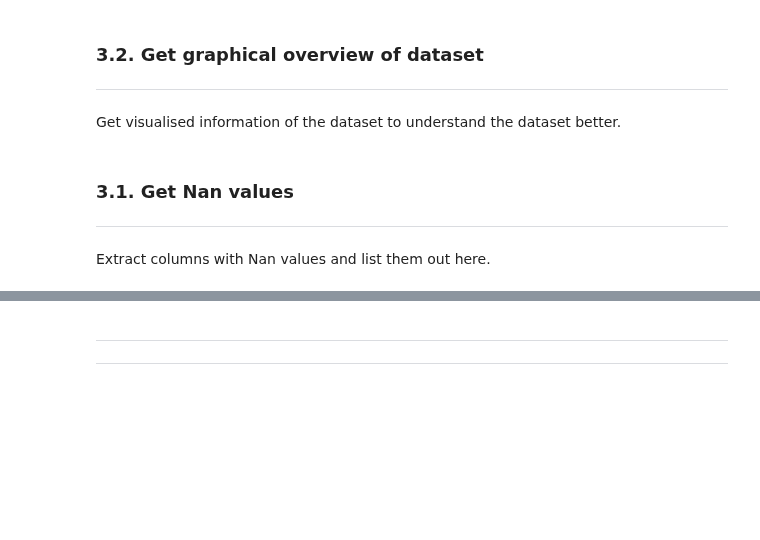
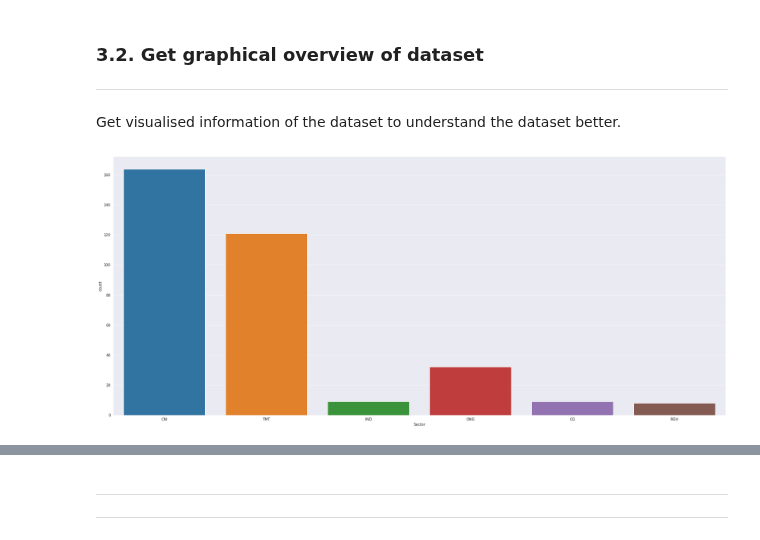
Before and after one commit to ngzhankang/finalYearProjectUOB, a Jupyter notebook: NLP.ipynb, the cells around one changed output, grey strips where cells are left out. Saved outputs shown, nothing was run; the diff lists cells and outputs as text; code cells hidden in the pictures; blank space fills up the shorter version.

```diff
--- a/NLP.ipynb
+++ b/NLP.ipynb
@@ -326,0 +361,8 @@ Name: Archetype, dtype: int64
+# %%
+# declare the list of the row names that are redundant
+rows_to_drop = ['Company_ID', 'PIC', 'Websites', 'Remarks']
+
+# use a conditional expression to filter out those rows
+df_filteredCompanies = companies.drop(labels=rows_to_drop, axis=1)
+
+df_filteredCompanies
@@ -326,0 +389,6 @@ Name: Archetype, dtype: int64
+# %%
+# find all the rows with nan data in sector, subsector, archetype and valuechain
+cols_to_check = ['Sector', 'Subsector', 'Archetype', 'Valuechain', 'Company Profile Information']
+empty = df_filteredCompanies[df_filteredCompanies[cols_to_check].isnull().all(1)]
+
+empty
@@ -326,0 +414,5 @@ Name: Archetype, dtype: int64
+# %%
+# now we get the dataset that are valid
+df_valid = df_filteredCompanies[df_filteredCompanies[cols_to_check].notnull().all(1)]
+
+df_valid
@@ -330,9 +436,13 @@ Name: Archetype, dtype: int64
 ---
 
 Get visualised information of the dataset to understand the dataset better.
-# %% [markdown]
-### 3.1. Get Nan values
-
----
-
-Extract columns with Nan values and list them out here.
+# %%
+sns.set_style('darkgrid')
+plt_dims = (30, 13)
+fig, ax = plt.subplots(figsize=plt_dims)
+
+# plot a barplot to see number of companies that belongs to specific sectors
+sns.countplot(x="Sector", data=df_valid, ax=ax)
+plt.show()
+# %% [output]
+[figure, added]
```
Also changed, not shown: parts of 17 cells of this notebook.
